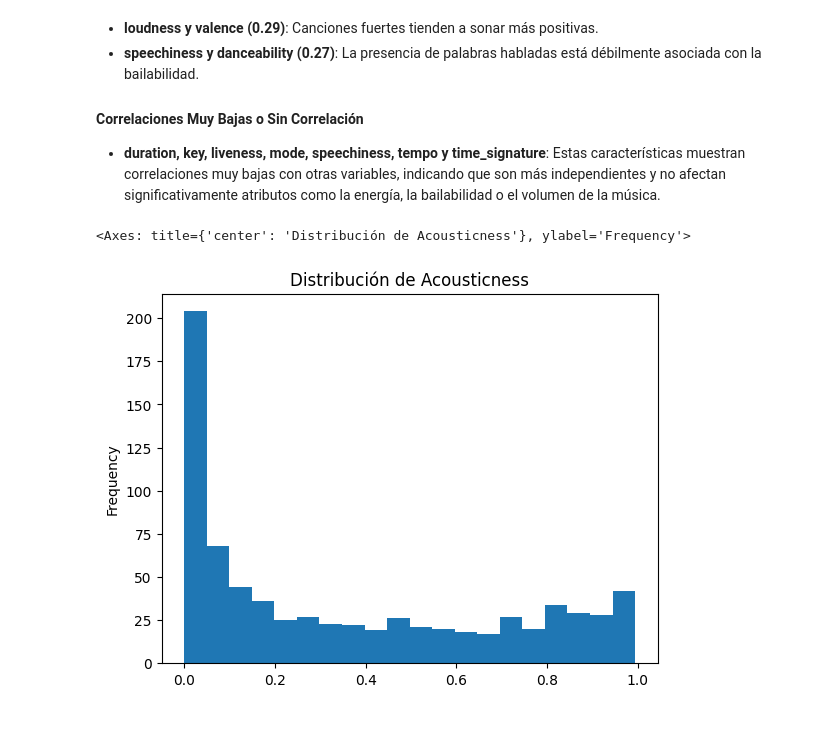
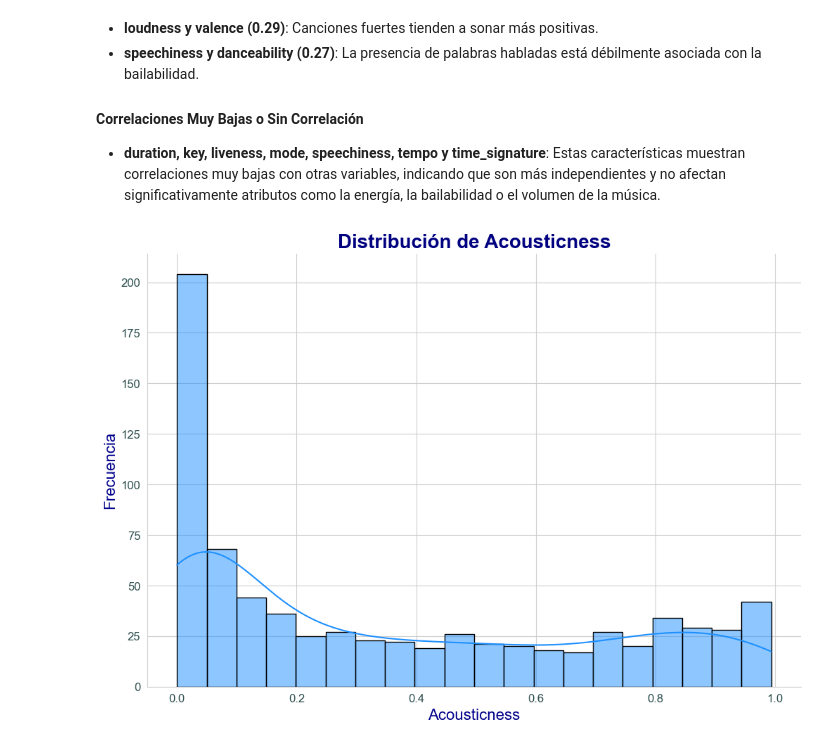
Before and after one commit to Lucass12345/AdD_TP_Final, a Jupyter notebook: TP_Final.ipynb, the cells around one changed output. Drawn from its saved outputs; the diff is of its cells as text; code cells hidden in the pictures.

```diff
--- a/TP_Final.ipynb
+++ b/TP_Final.ipynb
@@ -192,7 +183,27 @@ plt.show()
 #### Correlaciones Muy Bajas o Sin Correlación
 - **duration, key, liveness, mode, speechiness, tempo y time_signature**: Estas características muestran correlaciones muy bajas con otras variables, indicando que son más independientes y no afectan significativamente atributos como la energía, la bailabilidad o el volumen de la música.
 # %%
-df['acousticness'].plot(kind='hist', bins=20, title='Distribución de Acousticness')
+sns.set_style("whitegrid")
+
+# Crear la figura y ajustar tamaño
+plt.figure(figsize=(12, 8))
+
+# Histograma estilizado
+sns.histplot(df['acousticness'], bins=20, kde=True, color="dodgerblue", edgecolor="black")
+
+# Agregar título y etiquetas con estilo mejorado
+plt.title('Distribución de Acousticness', fontsize=20, weight='bold', color="navy")
+plt.xlabel('Acousticness', fontsize=16, color="darkblue")
+plt.ylabel('Frecuencia', fontsize=16, color="darkblue")
+
+# Personalizar el diseño del eje y etiquetas
+plt.xticks(fontsize=12, color="darkslategray")
+plt.yticks(fontsize=12, color="darkslategray")
+
+# Eliminar los bordes superiores y derechos para un aspecto más limpio
+sns.despine(top=True, right=True)
+
+# Mostrar el gráfico
+plt.show()
 # %% [output]
-<Axes: title={'center': 'Distribución de Acousticness'}, ylabel='Frequency'>
-[figure, old version]
+[figure, new version]
```
Also changed, not shown: parts of 10 cells of this notebook, 1 other file.
